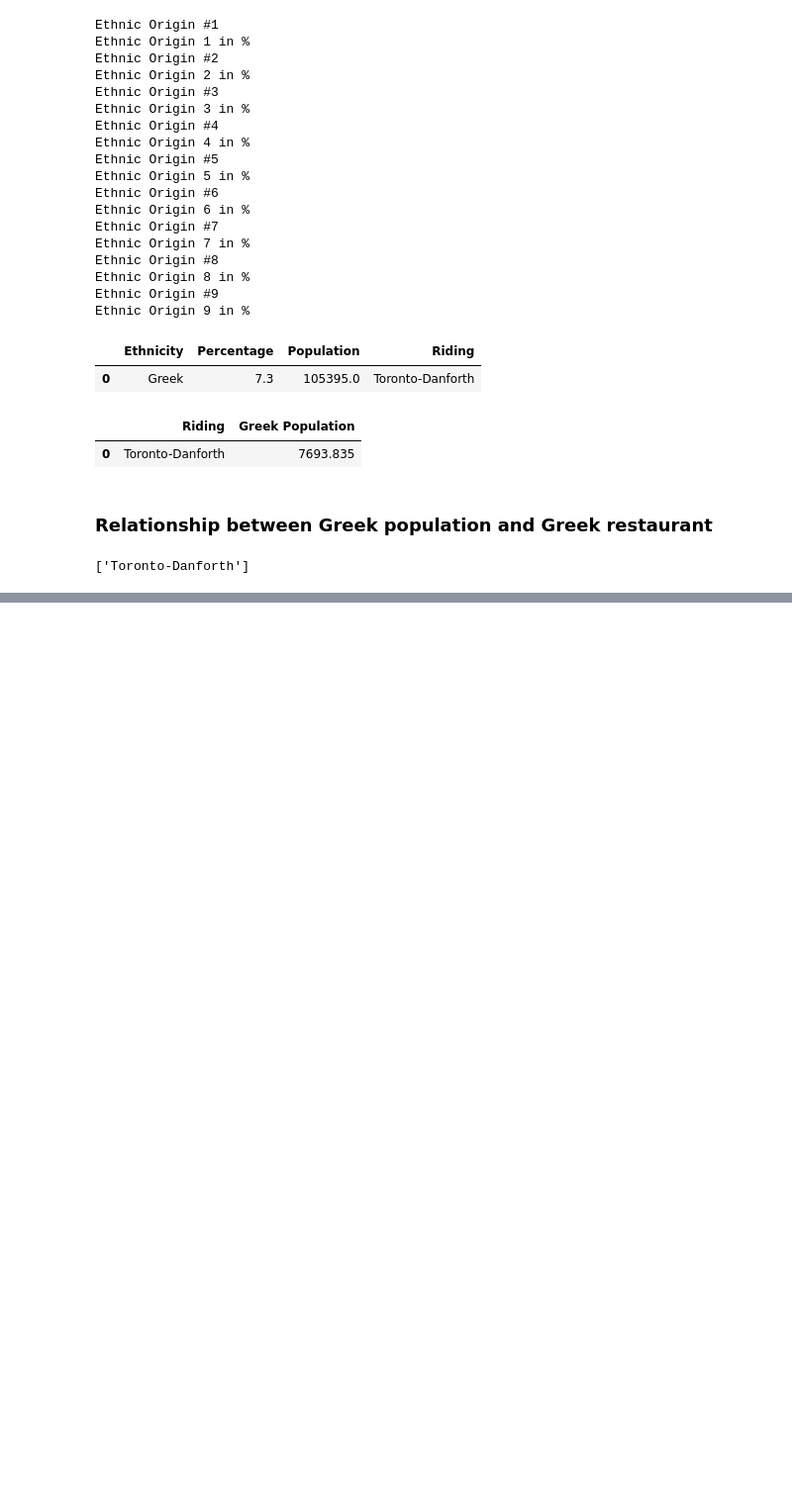
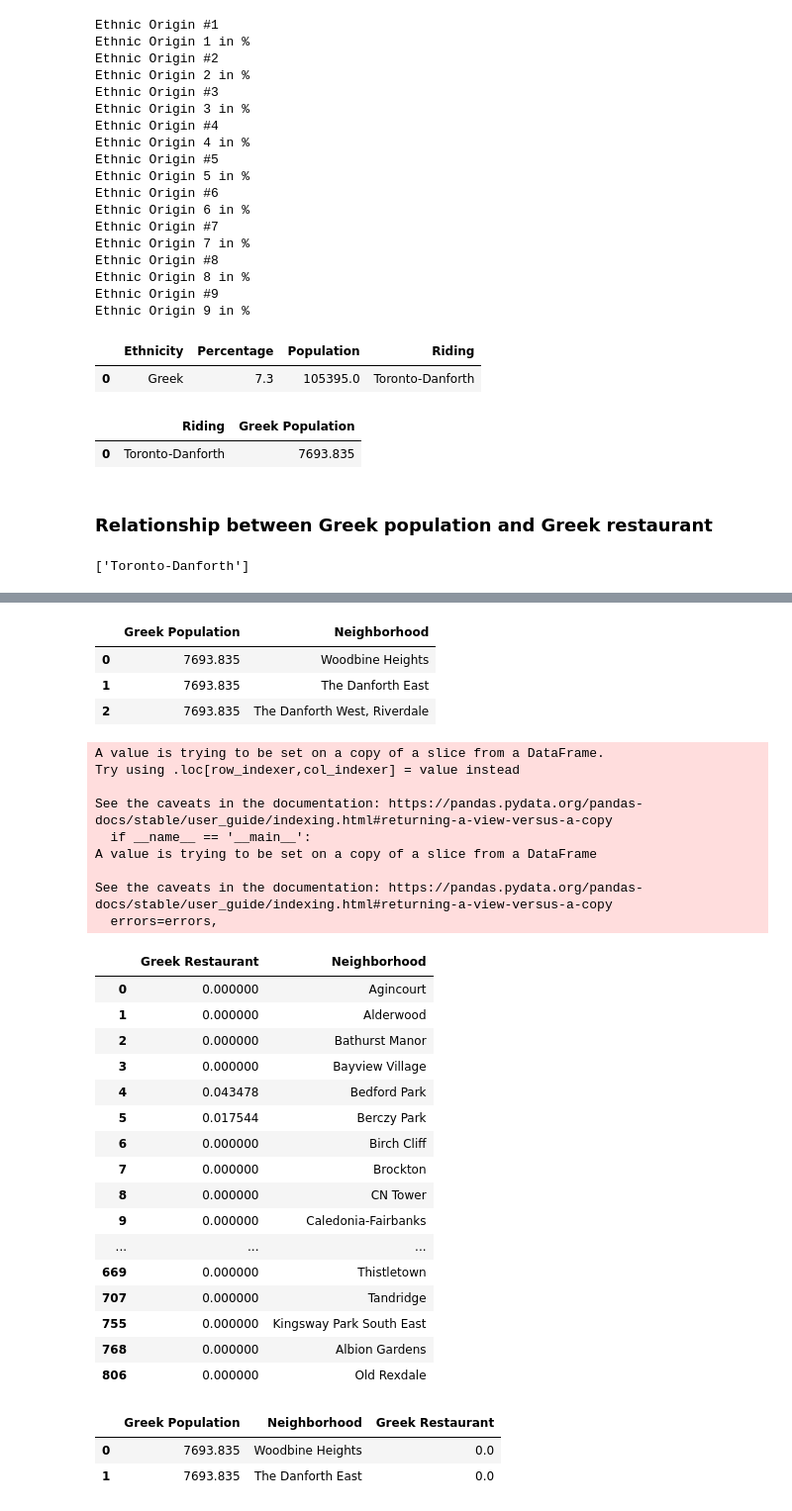
Before and after one commit to ProProsis/Coursera_Capstone, a Jupyter notebook: C10_week_4_Assignment.ipynb, the cells around one changed output, grey strips where cells are left out. Shown at 99% size. Drawn from its saved outputs; the diff is of its cells as text; code cells hidden in the pictures; blank space fills up the shorter version.

```diff
--- a/C10_week_4_Assignment.ipynb
+++ b/C10_week_4_Assignment.ipynb
@@ -686,0 +726,49 @@ Riding_neighborhood_df
+# %%
+Neigh_pop
+# %% [output]
+|  | Greek Population | Neighborhood |
+| 0 | 7693.835 | Woodbine Heights |
+| 1 | 7693.835 | The Danforth East |
+| 2 | 7693.835 | The Danforth West, Riverdale |
+# %%
+toronto_part['split_neighborhoods'] = toronto_part['Neighborhood'].str.split(',')
+toronto_part.drop(columns=['Neighborhood'],inplace=True,axis=1)
+toronto_part = toronto_part.split_neighborhoods.apply(pd.Series).merge(toronto_part, left_index = True, right_index = True).drop(["split_neighborhoods"], axis = 1)\
+                    .melt(id_vars = ['Greek Restaurant'], value_name = "Neighborhood").drop("variable", axis = 1).dropna()
+
+toronto_part.reset_index()
+toronto_part
+# %% [output]
+A value is trying to be set on a copy of a slice from a DataFrame.
+Try using .loc[row_indexer,col_indexer] = value instead
+
+See the caveats in the documentation: https://pandas.pydata.org/pandas-docs/stable/user_guide/indexing.html#returning-a-view-versus-a-copy
+  if __name__ == '__main__':
+A value is trying to be set on a copy of a slice from a DataFrame
+
+See the caveats in the documentation: https://pandas.pydata.org/pandas-docs/stable/user_guide/indexing.html#returning-a-view-versus-a-copy
+  errors=errors,
+|  | Greek Restaurant | Neighborhood |
+| 0 | 0.000000 | Agincourt |
+| 1 | 0.000000 | Alderwood |
+| 2 | 0.000000 | Bathurst Manor |
+| 3 | 0.000000 | Bayview Village |
+| 4 | 0.043478 | Bedford Park |
+| 5 | 0.017544 | Berczy Park |
+| 6 | 0.000000 | Birch Cliff |
+| 7 | 0.000000 | Brockton |
+| 8 | 0.000000 | CN Tower |
+| 9 | 0.000000 | Caledonia-Fairbanks |
+| ... | ... | ... |
+| 669 | 0.000000 | Thistletown |
+| 707 | 0.000000 | Tandridge |
+| 755 | 0.000000 | Kingsway Park South East |
+| 768 | 0.000000 | Albion Gardens |
+| 806 | 0.000000 | Old Rexdale |
+# %%
+pop_merged_restaurant_percent = pd.merge(Neigh_pop, toronto_part, on='Neighborhood')
+pop_merged_restaurant_percent.head()
+# %% [output]
+|  | Greek Population | Neighborhood | Greek Restaurant |
+| 0 | 7693.835 | Woodbine Heights | 0.0 |
+| 1 | 7693.835 | The Danforth East | 0.0 |
```
Also changed, not shown: parts of 17 cells of this notebook.
